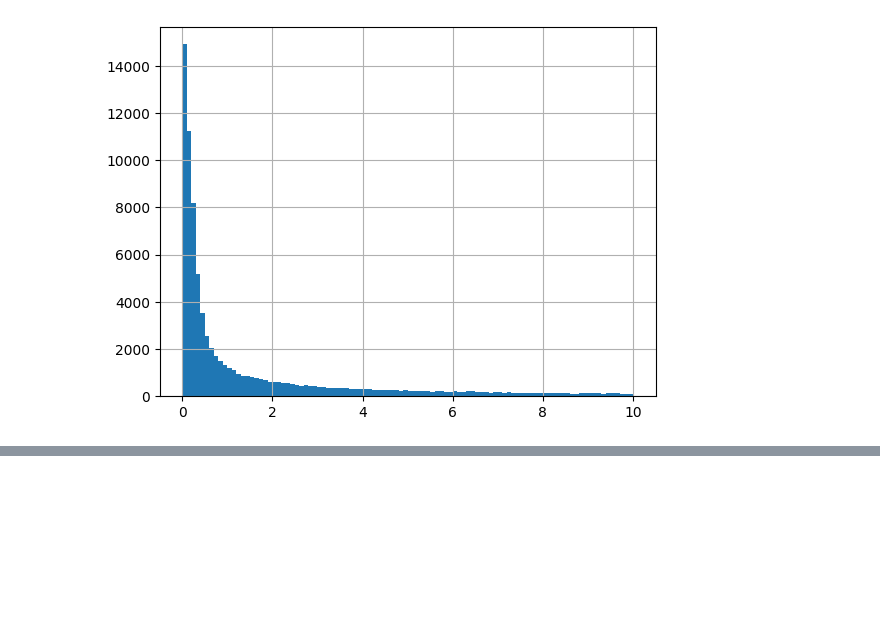
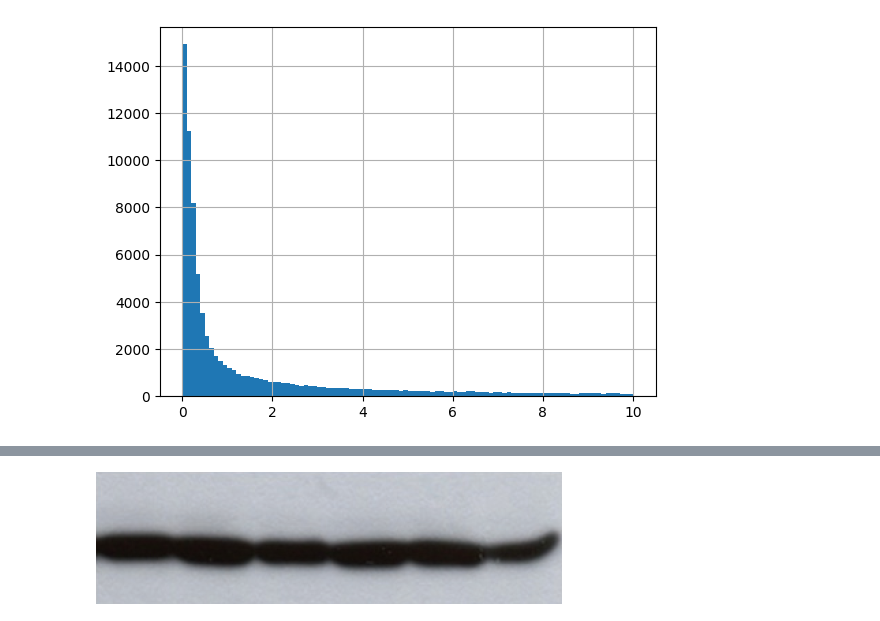
Before and after one commit to phillipecardenuto/sciint-iqa, a Jupyter notebook: notebooks/select_data.ipynb, the cells around one changed output, grey strips where cells are left out. Cells and saved outputs as stored; diff of their text form; code cells hidden in the pictures; blank space fills up the shorter version.

```diff
--- a/notebooks/select_data.ipynb
+++ b/notebooks/select_data.ipynb
@@ -107,0 +159,5 @@ plt.show()
+# %%
+from PIL import Image
+Image.open(fold1.sample(1)["image_path"].values[0])
+# %% [output]
+[figure, added]
```
Also changed, not shown: parts of 7 cells of this notebook.
